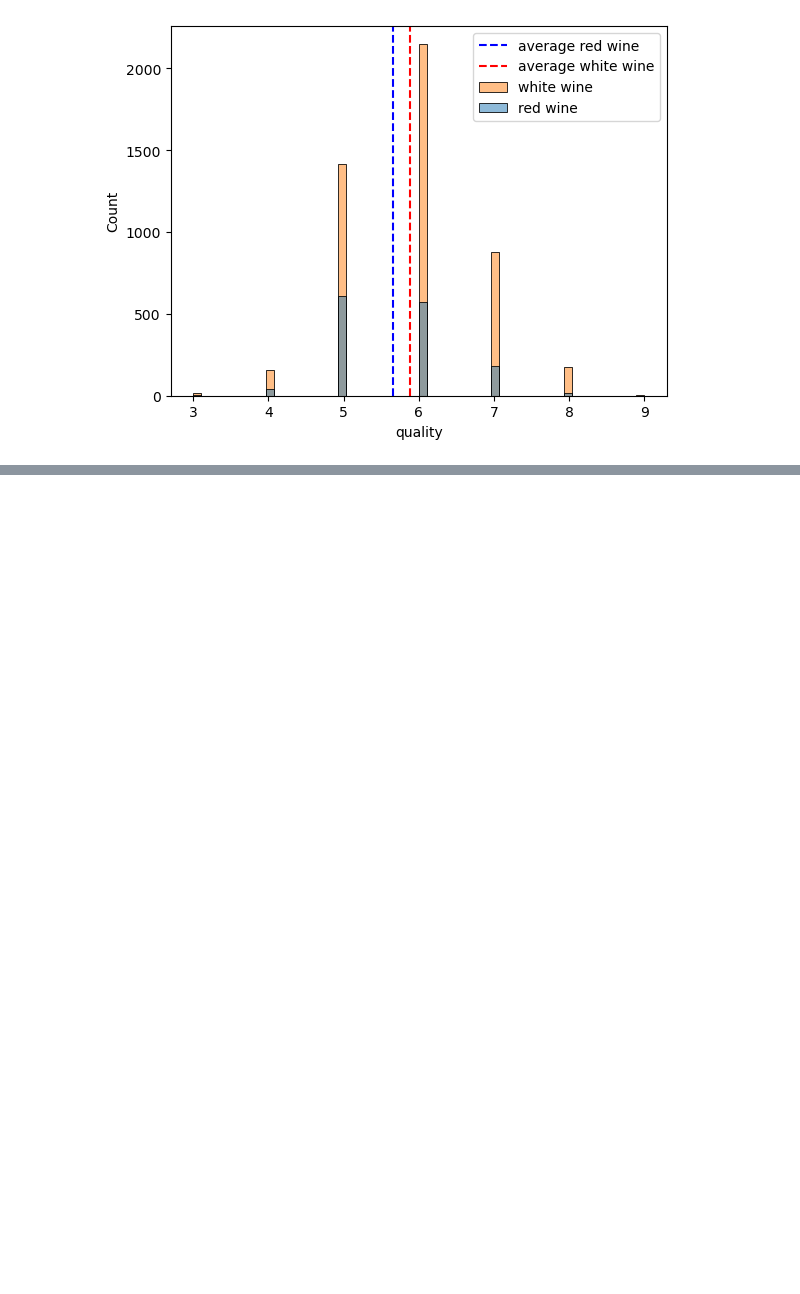
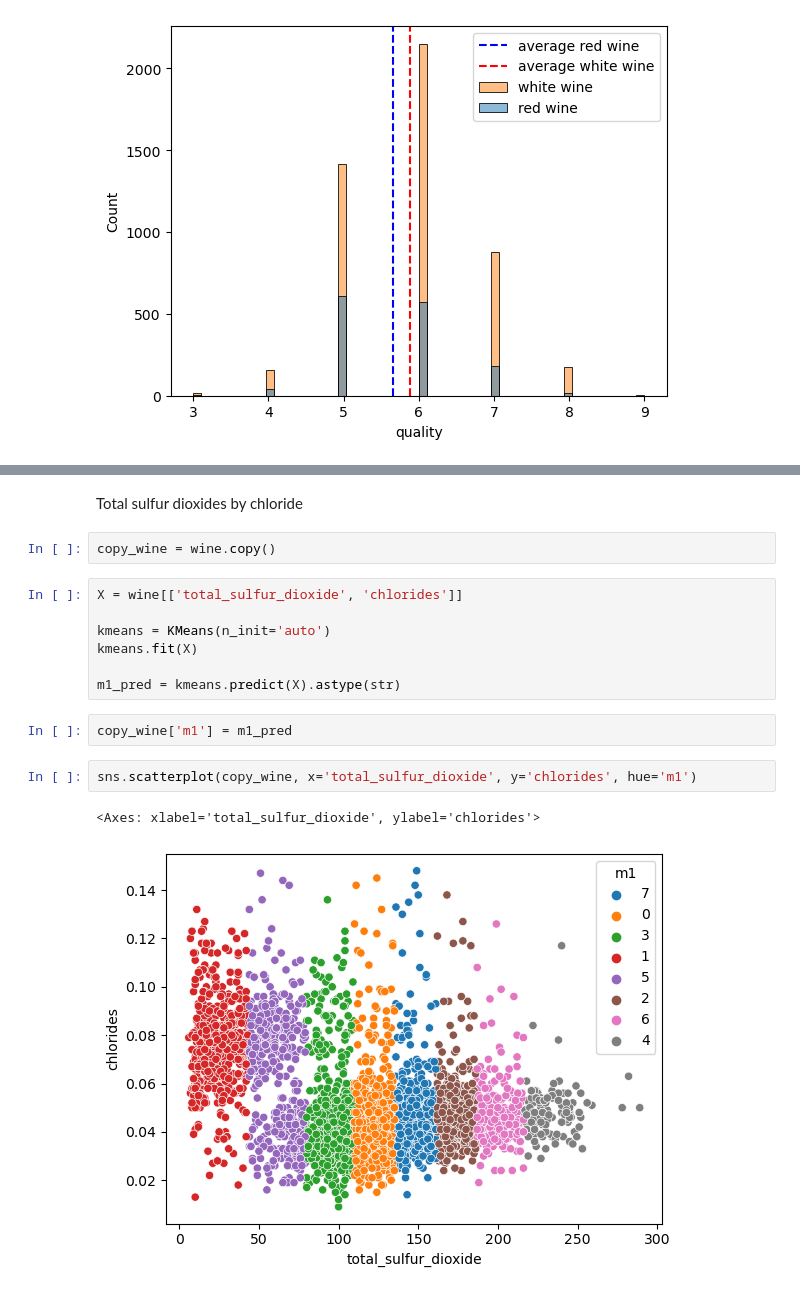
Before and after one commit to nick-edwige-clustering-project/wine-clustering-project, a Jupyter notebook: nick_scratch_work.ipynb, the cells around one changed output, grey strips where cells are left out. Saved outputs shown, nothing was run; the diff lists cells and outputs as text; blank space fills up the shorter version.

```diff
--- a/nick_acq_prep.ipynb
+++ b/nick_scratch_work.ipynb
@@ -125,0 +146,18 @@ for col in wine.columns:
+# %% [markdown]
+Total sulfur dioxides by chloride
+# %%
+copy_wine = wine.copy()
+# %%
+X = wine[['total_sulfur_dioxide', 'chlorides']]
+
+kmeans = KMeans(n_init='auto')
+kmeans.fit(X)
+
+m1_pred = kmeans.predict(X).astype(str)
+# %%
+copy_wine['m1'] = m1_pred
+# %%
+sns.scatterplot(copy_wine, x='total_sulfur_dioxide', y='chlorides', hue='m1')
+# %% [output]
+<Axes: xlabel='total_sulfur_dioxide', ylabel='chlorides'>
+[figure, added]
```
Also changed, not shown: parts of 13 cells of this notebook, 1 other file.
